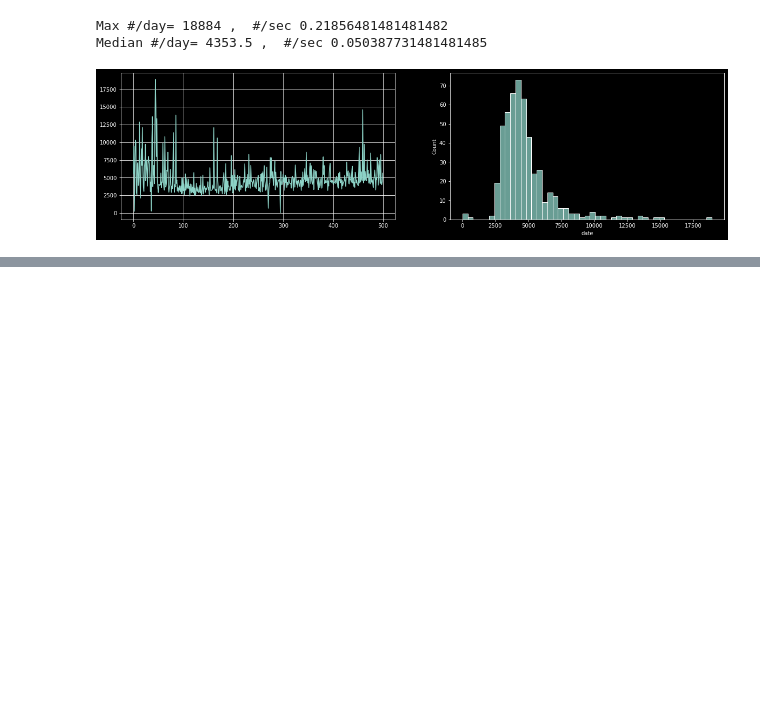
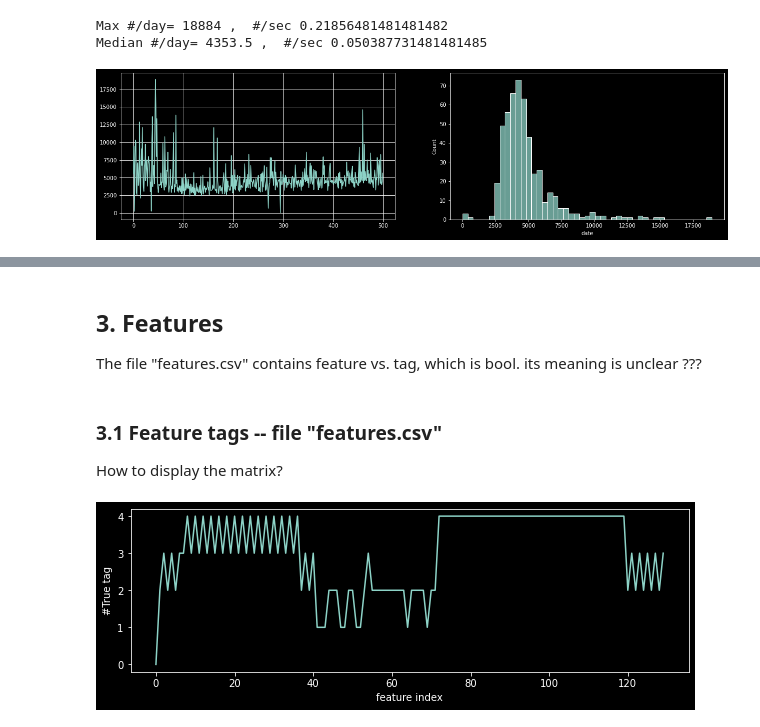
Before and after one commit to haibinfwang/k_JaneStreet20, a Jupyter notebook: S_js20_EDA_01.ipynb, the cells around one changed output, grey strips where cells are left out. Saved outputs shown, nothing was run; the diff lists cells and outputs as text; code cells hidden in the pictures; blank space fills up the shorter version.

```diff
--- a/S_js20_EDA_01.ipynb
+++ b/S_js20_EDA_01.ipynb
@@ -113,0 +155,14 @@ data[['weight']].shape
+# %% [markdown]
+## 3. Features
+
+The file "features.csv" contains feature vs. tag, which is bool. its meaning is unclear ???
+# %% [markdown]
+### 3.1 Feature tags -- file "features.csv"
+
+How to display the matrix?
+# %%
+_, ax = plt.subplots(nrows=1, ncols=1,figsize=(10, 3))
+ax.plot(features.sum(axis=1))
+ax.set(xlabel='feature index', ylabel='#True tag');
+# %% [output]
+[figure, added]
```
Also changed, not shown: parts of 18 cells of this notebook, 2 other files.
